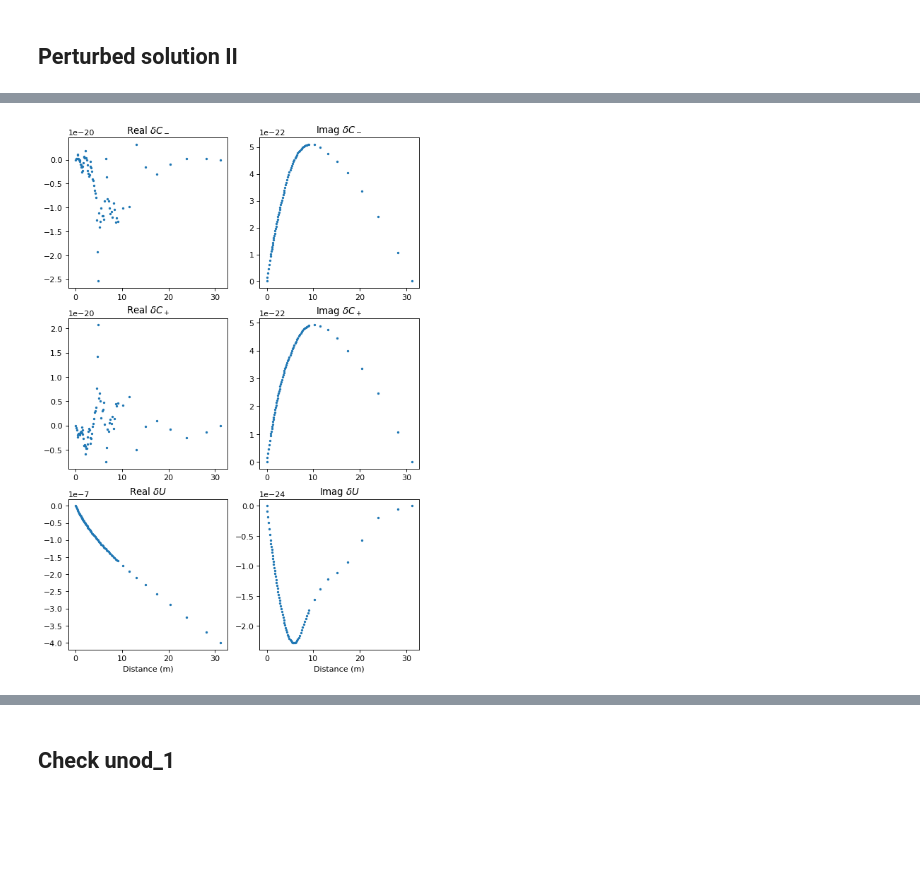
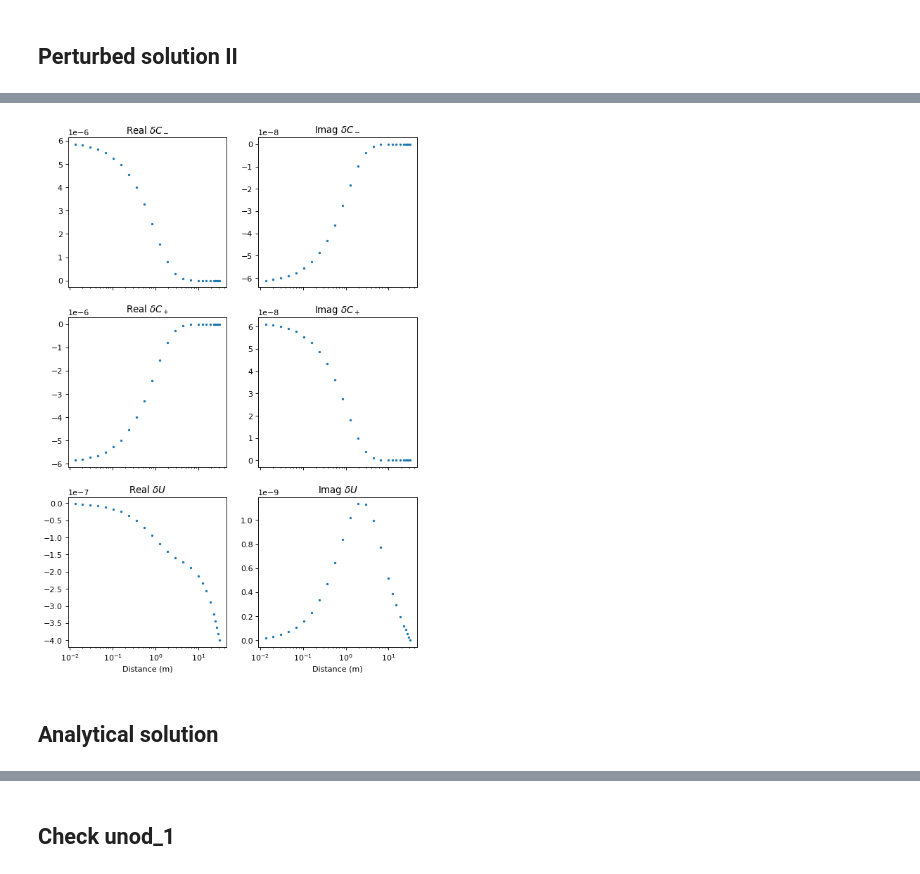
Before and after one commit to yuccadrew/sip, a Jupyter notebook: test_sphere_s62.ipynb, the cells around one changed output, grey strips where cells are left out. Saved outputs shown, nothing was run; the diff lists cells and outputs as text; code cells hidden in the pictures; blank space fills up the shorter version.

```diff
--- a/test_sphere_s62.ipynb
+++ b/test_sphere_s62.ipynb
@@ -5062,0 +5275,16 @@ ax.plot(nodes[mask,0],nodes[mask,1],'.')
+# %%
+fig,ax=plt.subplots(1,2,figsize=(8,4),dpi=80)
+axs=ax.flatten()
+irep=2
+mask=mesh['with_third_kind_bc'][:,irep]
+mask=mesh['with_top_bound']
+# mask[:]=True
+nind=np.unique(edges[mask,:].flatten(order='C'))
+# nind=np.where(mesh['on_survey_lines'])[0]
+axs[0].plot((nodes[nind,0]-a)/debye_len,np.real(unod_out[nind,irep]),'.')
+axs[1].plot((nodes[nind,0]-a)/debye_len,np.imag(unod_out[nind,irep]),'.')
+# axs[0].set_xscale('log')
+# axs[1].set_xscale('log')
+# axs[0].set_xlim(0.7,1.1)
+
+plt.show()
@@ -5063,30 +5293,36 @@ ax.plot(nodes[mask,0],nodes[mask,1],'.')
 # %%
 %matplotlib inline
 import matplotlib.pyplot as plt
 
 if __name__=='__main__':
-    dist=np.sqrt(nodes[:,0]**2+nodes[:,1]**2)
-    mask=(dist>=a)&(dist<=10*a)
-    on_left_side=(mesh['on_survey_lines']&(nodes[:,0]<0))&mask
-    on_right_side=(mesh['on_survey_lines']&(nodes[:,0]>0))&mask
-
-    fig,ax=plt.subplots(3,2,sharex=False,figsize=(8,4*3),dpi=80)
+#     mask=mesh['in_solid']
+#     nind=np.unique(mesh['elements'][mask,:].flatten(order='C'))
+#     fig,ax=plt.subplots()
+#     ax.plot(np.real(unod_out[nind,0]),'.')
+# #     ax.plot(np.real(unod_out[:,0]),'.')
+    mids2d=compute_mids2d(mesh['nodes'],mesh['elements'],dist_factor=1.0)
+    dist2d=np.sqrt(mids2d[:,0]**2+mids2d[:,1]**2)
+    mask2d=(mids2d[:,0]>=a)&(mids2d[:,1]<=a/100)
+    mask=(mesh['on_survey_lines']&((nodes[:,0])>a))
+    fig,ax=plt.subplots(3,2,sharex=True,figsize=(8,4*3),dpi=80)
     axs=ax.flatten()
     titles=['$\delta C_-$','$\delta C_+$','$\delta U$']
     for i in range(3):
-        axs[2*i].plot((nodes[on_right_side,0]-a)/debye_len,np.real(unod_out[on_right_side,i]),'.',markersize=4)
-#         axs[2*i].plot((nodes[on_right_side,0]-a)/debye_len,np.real(unod_out[on_right_side,i]),'.',markersize=4)
-#         axs[2*i].plot((nodes[on_right_side,0]-a)/debye_len,np.real(unod_out[on_right_side,i]),'.',alpha=0.01,color='gray')
+        axs[2*i].plot((nodes[mask,0]-a)/debye_len,np.real(unod_out[mask,i]),'.',markersize=4)
+#         axs[2*i].plot((mids2d[mask2d,0]-a)/debye_len,np.real(grad2d(mesh['nodes'],mesh['elements'],n1,dist_factor=1.0)[mask2d,0]),'.')
+#         axs[2*i].plot((nodes[mask,0]-a)/debye_len,np.real(n1[mask]),'.',markersize=4)
         axs[2*i].set_title('Real '+titles[i])
-#         axs[2*i].set_xlim(0.01,20)
-#         axs[2*i].set_xscale('log')
+        axs[2*i].set_xscale('log')
 
-        axs[2*i+1].plot((nodes[on_right_side,0]-a)/debye_len,np.imag(unod_out[on_right_side,i]),'.',markersize=4)
+        axs[2*i+1].plot((nodes[mask,0]-a)/debye_len,np.imag(unod_out[mask,i]),'.',markersize=4)
+#         axs[2*i+1].plot((nodes[mask,0]-a)/debye_len,np.imag(n1[mask]),'.',markersize=4)
         axs[2*i+1].set_title('Imag '+titles[i])
+        axs[2*i+1].set_xscale('log')
 
     axs[4].set_xlabel('Distance (m)')
     axs[5].set_xlabel('Distance (m)')
-#     axs[4].set_xscale('Log')
-#     axs[4].set_xlim(0.01,2)
+    plt.show()
 # %% [output]
-[figure, old version]
+[figure, new version]
+# %% [markdown]
+## Analytical solution
```
Also changed, not shown: parts of 18 cells of this notebook.
